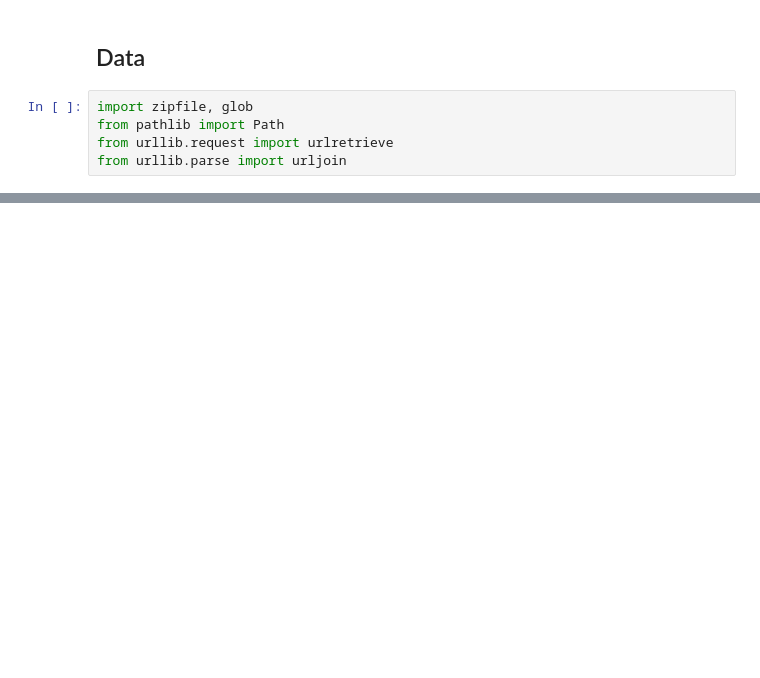
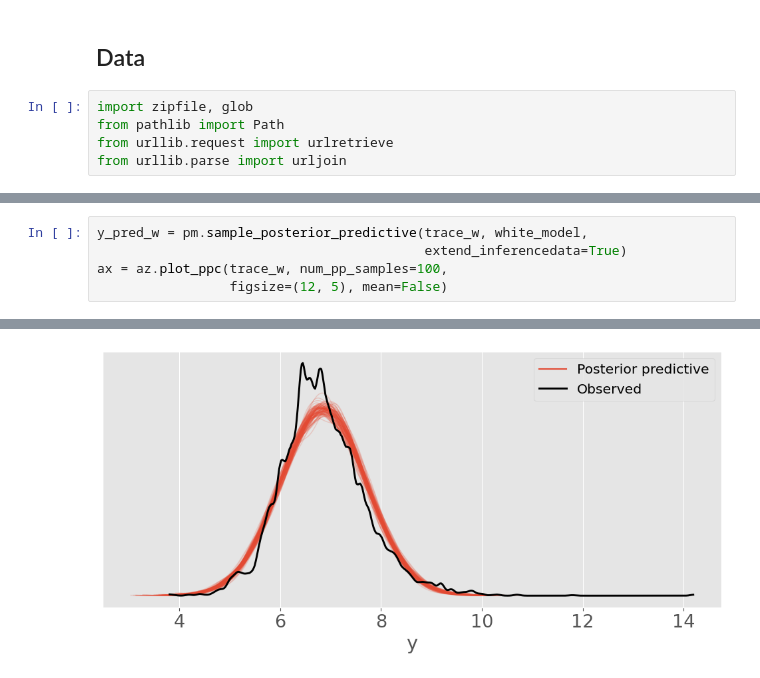
Before and after one commit to fadeeva/probabilistic, a Jupyter notebook: pymc/001.ipynb, the cells around one changed output, grey strips where cells are left out. Cells and saved outputs as stored; diff of their text form; blank space fills up the shorter version.

```diff
--- a/pymc/001.ipynb
+++ b/pymc/001.ipynb
@@ -48,0 +114,6 @@ data/wine+quality.zip
+# %%
+y_pred_w = pm.sample_posterior_predictive(trace_w, white_model,
+                                          extend_inferencedata=True)
+ax = az.plot_ppc(trace_w, num_pp_samples=100,
+                 figsize=(12, 5), mean=False)
+# %% [output]
@@ -48,0 +122 @@ data/wine+quality.zip
+[figure, added]
```
Also changed, not shown: parts of 12 cells of this notebook.
